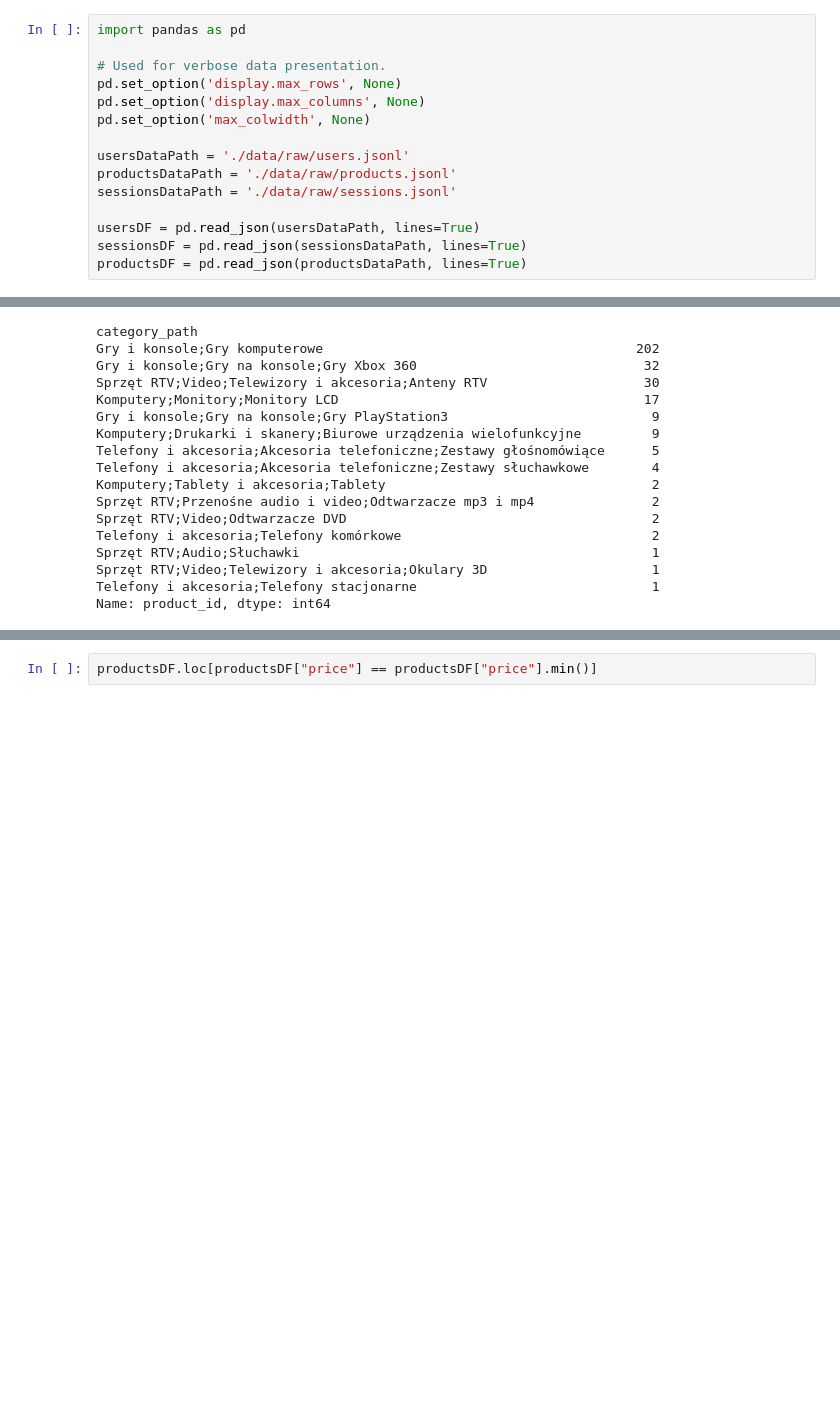
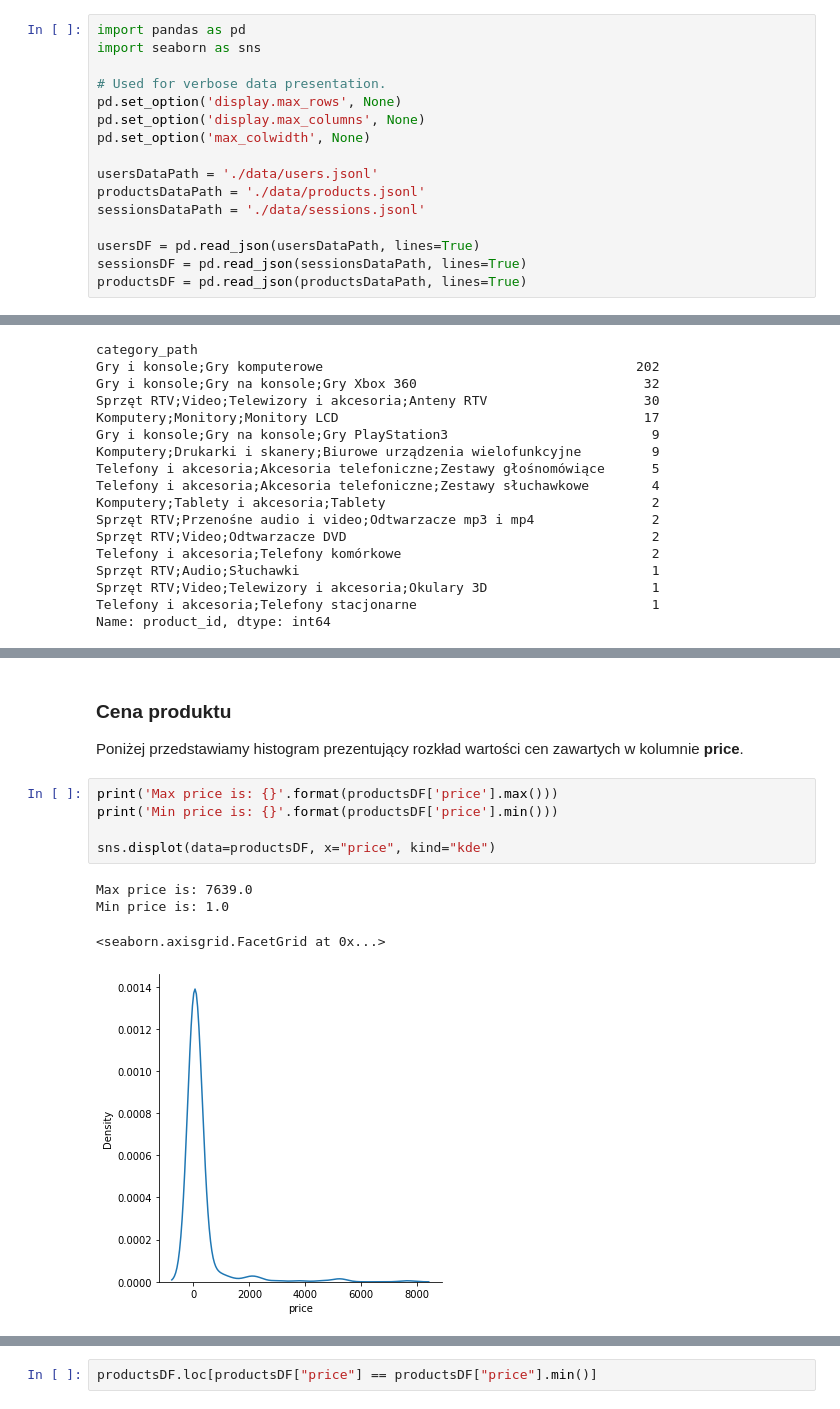
Before and after one commit to SwirtaB/IUM_Recommendation-system, a Jupyter notebook: notebooks/data_analysis.ipynb, the cells around one changed output, grey strips where cells are left out. Cells and saved outputs as stored; diff of their text form; blank space fills up the shorter version.

Commit message:
Add extended products analysis
Translate data_analysis notebook to Polish.
Add products price and rating distribution analysis.

```diff
--- a/notebooks/data_analysis.ipynb
+++ b/notebooks/data_analysis.ipynb
@@ -62,14 +62,15 @@ We also consider data on place of residence (street) to be unnecessary.
 # %%
 import pandas as pd
+import seaborn as sns
 
 # Used for verbose data presentation.
 pd.set_option('display.max_rows', None)
 pd.set_option('display.max_columns', None)
 pd.set_option('max_colwidth', None)
 
-usersDataPath = './data/raw/users.jsonl'
-productsDataPath = './data/raw/products.jsonl'
-sessionsDataPath = './data/raw/sessions.jsonl'
+usersDataPath = './data/users.jsonl'
+productsDataPath = './data/products.jsonl'
+sessionsDataPath = './data/sessions.jsonl'
 
 usersDF = pd.read_json(usersDataPath, lines=True)
 sessionsDF = pd.read_json(sessionsDataPath, lines=True)
@@ -256,0 +264,14 @@ We are going to check is that values are correct by asking our lecturer, as he s
+# %% [markdown]
+### Cena produktu
+
+Poniżej przedstawiamy histogram prezentujący rozkład wartości cen zawartych w kolumnie **price**.
+# %%
+print('Max price is: {}'.format(productsDF['price'].max()))
+print('Min price is: {}'.format(productsDF['price'].min()))
+
+sns.displot(data=productsDF, x="price", kind="kde")
+# %% [output]
+Max price is: 7639.0
+Min price is: 1.0
+<seaborn.axisgrid.FacetGrid at 0x...>
+[figure, added]
```
Also changed, not shown: parts of 45 cells of this notebook, 12 other files.
